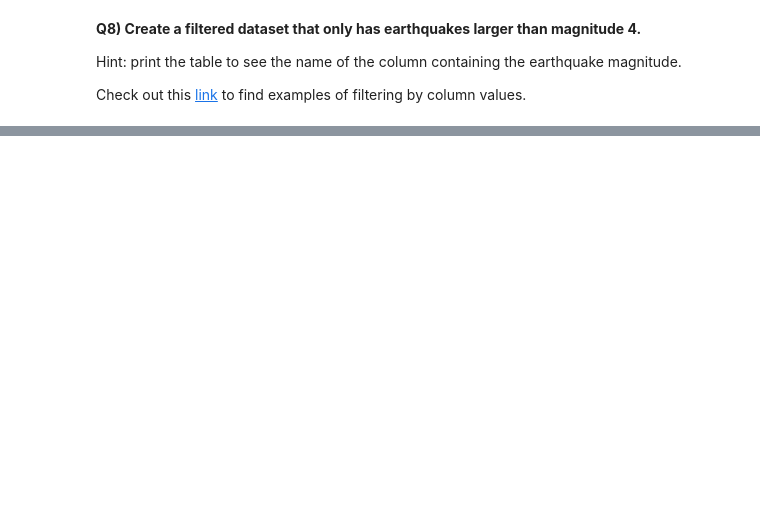
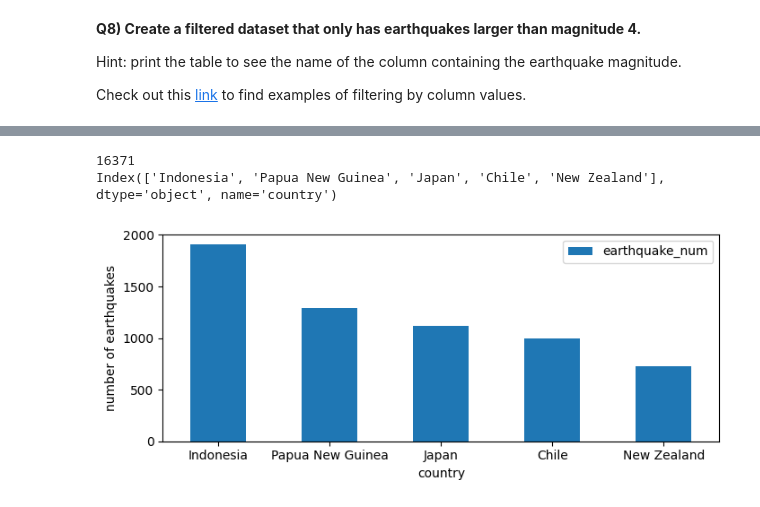
Before and after one commit to NilsChabloz/2026_Intro_Python, a Jupyter notebook: live/part-I/1.5-pandas-environmental-exercises.ipynb, the cells around one changed output, grey strips where cells are left out. Drawn from its saved outputs; the diff is of its cells as text; code cells hidden in the pictures; blank space fills up the shorter version.

```diff
--- a/live/part-I/1.5-pandas-environmental-exercises.ipynb
+++ b/live/part-I/1.5-pandas-environmental-exercises.ipynb
@@ -123,0 +176,3 @@ can be found [here](https://pandas.pydata.org/pandas-docs/stable/reference/api/p
+# %%
+earthquakes['country'] = earthquakes['place'].str.split(',')[-1]
+earthquakes.head()
@@ -123,0 +181,3 @@ can be found [here](https://pandas.pydata.org/pandas-docs/stable/reference/api/p
+# %%
+earthquakes['country'] = earthquakes['place'].str.split(',').str[-1]
+earthquakes.head()
@@ -133,0 +227,4 @@ removing before you use them as labels.
+# %%
+earthquakes['country'] = earthquakes['place'].str.split(',').str[-1].str.strip()
+countries = earthquakes['country'].unique()
+print(countries)
@@ -140,6 +260,7 @@ Check out this [link](https://www.geeksforgeeks.org/ways-to-filter-pandas-datafr
 to find examples of filtering by column values.
 # %%
 # Filter the dataset based on the earthquakes' magnitudes
+mag4 = earthquakes[earthquakes['mag'] > 4]
 # %% [markdown]
 **Q9) Using the filtered dataset (magnitude > 4), count the number of earthquakes whose magnitudes are above 4 [Num 1], and count the number of earthquakes in each country or state [Num 2]. Make a bar chart of Num 2 for the top 5 locations with the most earthquakes.**
 
@@ -161,3 +280,20 @@ and `earthquake_num` (number), and recreate the bar chart below.
+# %%
+# Count the >4 earthquakes, count them per country, then plot the top 5 as a bar chart
+print(mag4['mag'].count())
+top5 = mag4['country'].value_counts().head()
+print(top5.index)
+
+top5_df = pd.DataFrame({'country' : top5.index, 'earthquake_num': top5.values})
+fig, ax = plt.subplots(figsize=(8, 3))
+top5_df.plot(ax=ax, kind='bar', x = 'country', y = 'earthquake_num', rot = 0)
+ax.set_xlabel('country')
+ax.set_ylabel('number of earthquakes')
+
+plt.show()
+# %% [output]
+16371
+Index(['Indonesia', 'Papua New Guinea', 'Japan', 'Chile', 'New Zealand'], dtype='object', name='country')
+[figure, added]
 # %% [markdown]
 **Q10) Make a histogram for the distribution of the earthquakes' magnitudes.**
 
```
Also changed, not shown: parts of 29 cells of this notebook.
